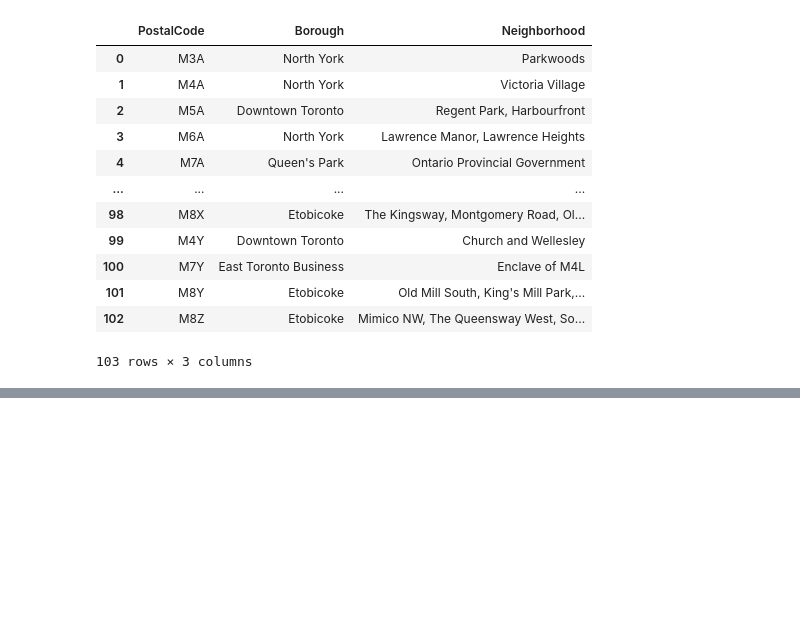
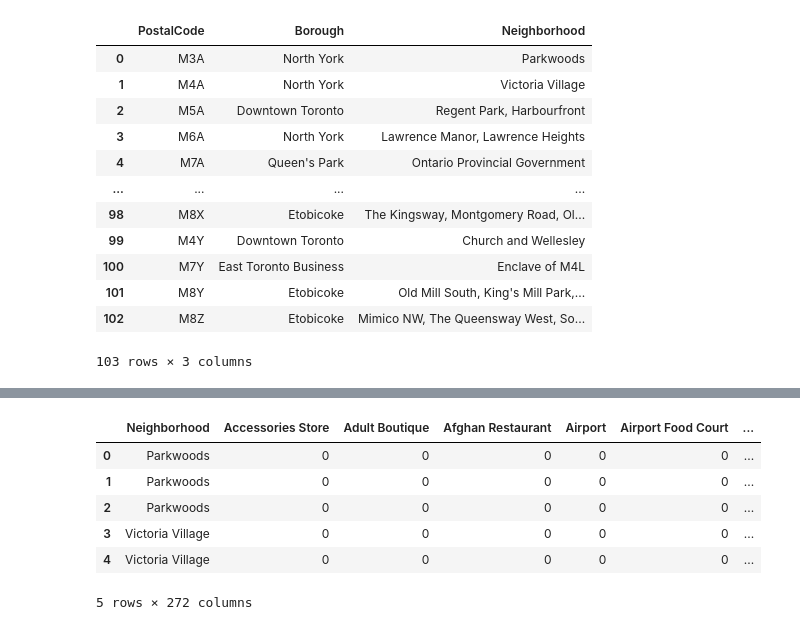
Before and after one commit to jikachanplayingaround/DSCapstone, a Jupyter notebook: Coursera_DS_Capstone.ipynb, the cells around one changed output, grey strips where cells are left out. Drawn from its saved outputs; the diff is of its cells as text; code cells hidden in the pictures; blank space fills up the shorter version.

```diff
--- a/Coursera_DS_Capstone.ipynb
+++ b/Coursera_DS_Capstone.ipynb
@@ -66,0 +107,12 @@ df
+# %%
+#---------------So I try importing from given CSV file----------
+#from google.colab import files
+#lonlat = files.upload()
+#import pandas as pd
+#import io
+
+coord = pd.read_csv(io.BytesIO(lonlat['Geospatial_Coordinates.csv']))
+df = df.merge(coord,
+              left_on = 'PostalCode',
+              right_on = 'Postal Code',
+              how = 'left')
@@ -66,0 +247,20 @@ df
+# %%
+##@title Let's encode
+df_onehot = pd.get_dummies(df_venues[['Venue Category']], prefix="", prefix_sep="")
+
+# add neighborhood column back to dataframe
+df_onehot['Neighborhood'] = df_venues['Neighborhood']
+
+# move neighborhood column to the first column
+fixed_columns = ['Neighborhood']+ [i for i in list(df_onehot.columns) if i != 'Neighborhood']#df_onehot.columns[-1]] + list(df_onehot.columns[:-1])
+df_onehot = df_onehot[fixed_columns]
+
+df_onehot.head()
+# %% [output]
+|  | Neighborhood | Accessories Store | Adult Boutique | Afghan Restaurant | Airport | Airport Food Court | ... |
+| 0 | Parkwoods | 0 | 0 | 0 | 0 | 0 | ... |
+| 1 | Parkwoods | 0 | 0 | 0 | 0 | 0 | ... |
+| 2 | Parkwoods | 0 | 0 | 0 | 0 | 0 | ... |
+| 3 | Victoria Village | 0 | 0 | 0 | 0 | 0 | ... |
+| 4 | Victoria Village | 0 | 0 | 0 | 0 | 0 | ... |
+5 rows × 272 columns
```
Also changed, not shown: parts of 12 cells of this notebook.
